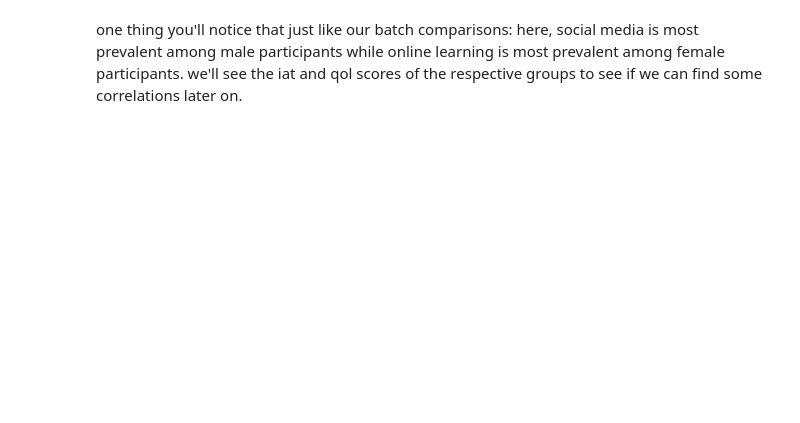
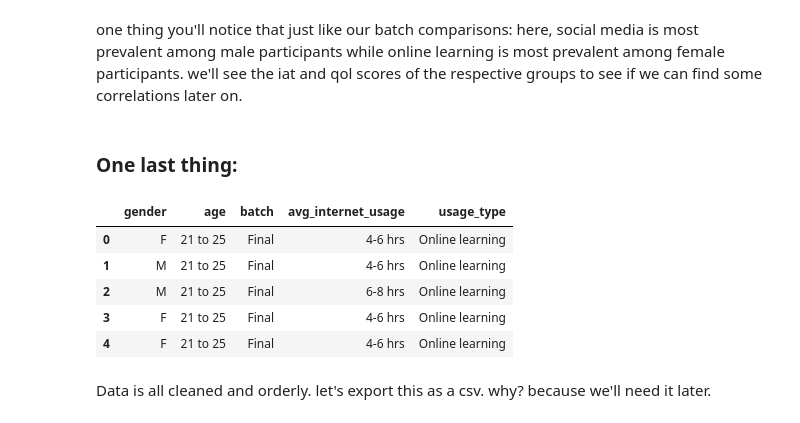
Before and after one commit to akankshazc/sts_iad, a Jupyter notebook: 2_basics.ipynb, the cells around one changed output. Saved outputs shown, nothing was run; the diff lists cells and outputs as text; code cells hidden in the pictures; blank space fills up the shorter version.

```diff
--- a/2_basics.ipynb
+++ b/2_basics.ipynb
@@ -636,3 +646,17 @@ plt.show()
 [drawing not drawn]
 # %% [markdown]
 one thing you'll notice that just like our batch comparisons: here, social media is most prevalent among male participants while online learning is most prevalent among female participants. we'll see the iat and qol scores of the respective groups to see if we can find some correlations later on.
+# %% [markdown]
+### One last thing:
+# %%
+# our dataframe now:
+df.head()
+# %% [output]
+|  | gender | age | batch | avg_internet_usage | usage_type |
+| 0 | F | 21 to 25 | Final | 4-6 hrs | Online learning |
+| 1 | M | 21 to 25 | Final | 4-6 hrs | Online learning |
+| 2 | M | 21 to 25 | Final | 6-8 hrs | Online learning |
+| 3 | F | 21 to 25 | Final | 4-6 hrs | Online learning |
+| 4 | F | 21 to 25 | Final | 4-6 hrs | Online learning |
+# %% [markdown]
+Data is all cleaned and orderly. let's export this as a csv. why? because we'll need it later.
```
Also changed, not shown: parts of 6 cells of this notebook, 1 other file.
